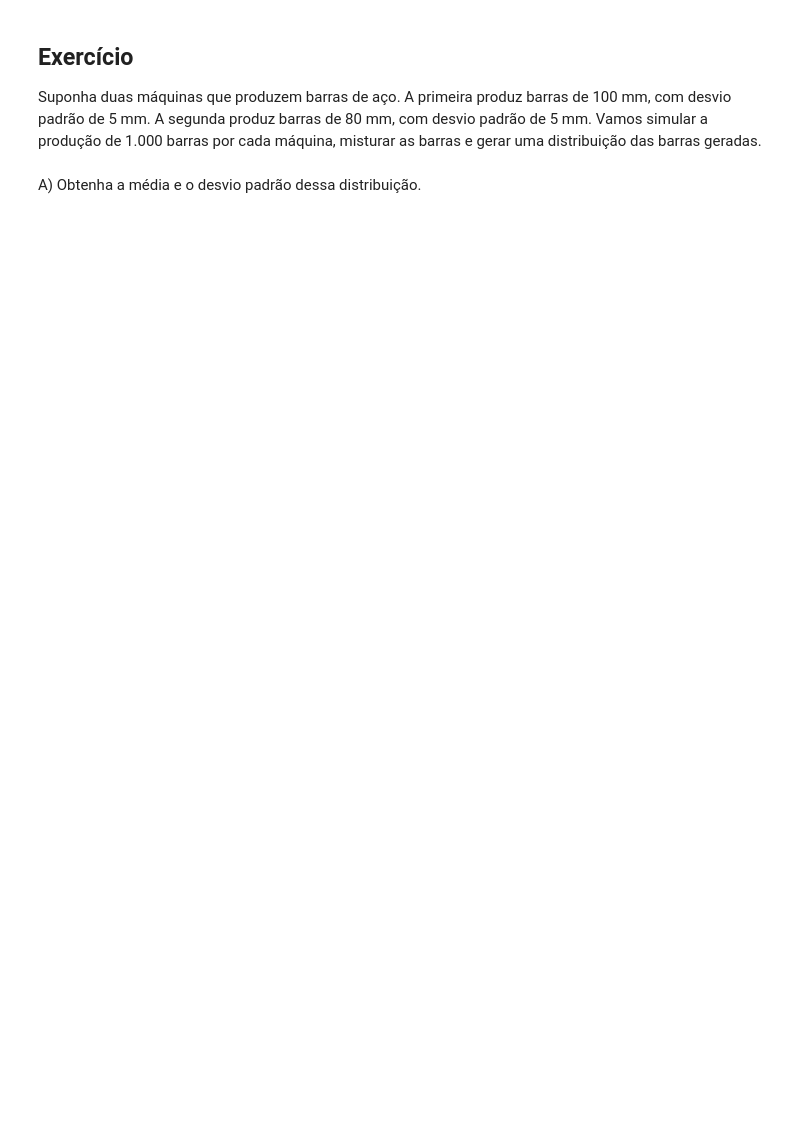
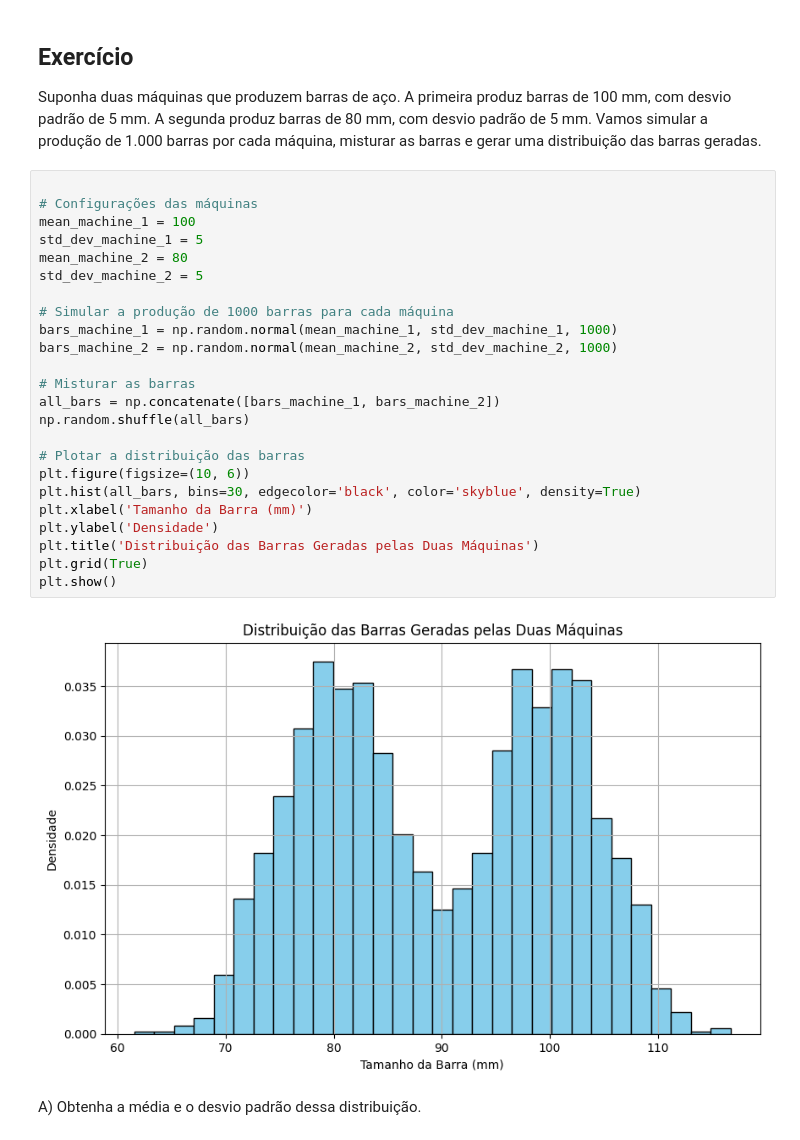
Before and after one commit to pdrVenancio/XMAC02-METODOS-MATEMATICOS-PARA-ANALISE-DE-DADOS, a Jupyter notebook: Aula_12_teorema_central_do_limite/Aula12.ipynb, the cells around one changed output. Cells and saved outputs as stored; diff of their text form; blank space fills up the shorter version.

```diff
--- a/Aula_12_teorema_central_do_limite/Aula12.ipynb
+++ b/Aula_12_teorema_central_do_limite/Aula12.ipynb
@@ -27,5 +132,31 @@ Agora vamos observar a média e o desvio padrão dessa nova distribuição.
 # %% [markdown]
 ## Exercício
 Suponha duas máquinas que produzem barras de aço. A primeira produz barras de 100 mm, com desvio padrão de 5 mm. A segunda produz barras de 80 mm, com desvio padrão de 5 mm. Vamos simular a produção de 1.000 barras por cada máquina, misturar as barras e gerar uma distribuição das barras geradas.
+# %%
+
+# Configurações das máquinas
+mean_machine_1 = 100
+std_dev_machine_1 = 5
+mean_machine_2 = 80
+std_dev_machine_2 = 5
+
+# Simular a produção de 1000 barras para cada máquina
+bars_machine_1 = np.random.normal(mean_machine_1, std_dev_machine_1, 1000)
+bars_machine_2 = np.random.normal(mean_machine_2, std_dev_machine_2, 1000)
+
+# Misturar as barras
+all_bars = np.concatenate([bars_machine_1, bars_machine_2])
+np.random.shuffle(all_bars)
+
+# Plotar a distribuição das barras
+plt.figure(figsize=(10, 6))
+plt.hist(all_bars, bins=30, edgecolor='black', color='skyblue', density=True)
+plt.xlabel('Tamanho da Barra (mm)')
+plt.ylabel('Densidade')
+plt.title('Distribuição das Barras Geradas pelas Duas Máquinas')
+plt.grid(True)
+plt.show()
+# %% [output]
+[figure, added]
 # %% [markdown]
 A) Obtenha a média e o desvio padrão dessa distribuição.
```
Also changed, not shown: parts of 12 cells of this notebook, 8 other files.
